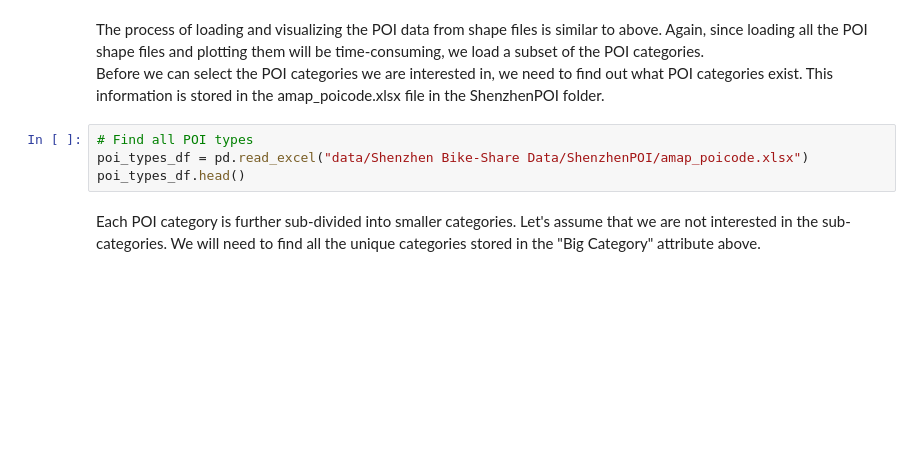
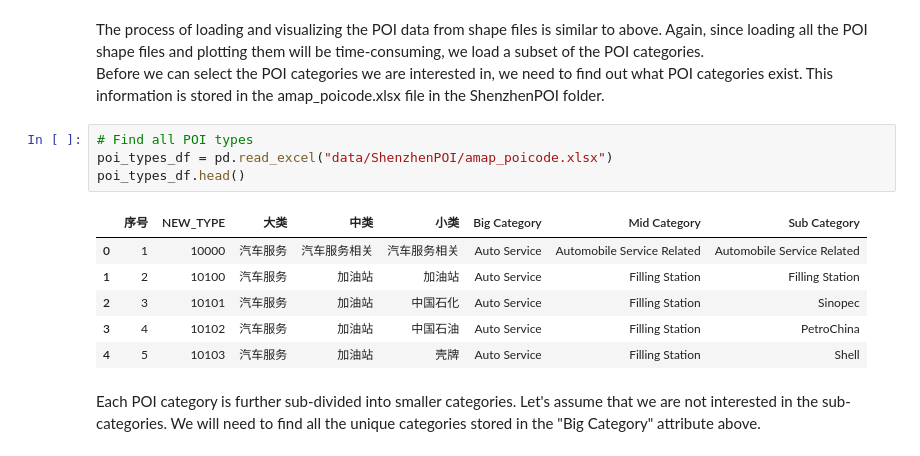
Before and after one commit to steve-salmond/mobility-demand, a Jupyter notebook: Predicting_Mobility_Demand_From_Urban_Features.ipynb, the cells around one changed output. Cells and saved outputs as stored; diff of their text form; blank space fills up the shorter version.

```diff
--- a/Predicting_Mobility_Demand_From_Urban_Features.ipynb
+++ b/Predicting_Mobility_Demand_From_Urban_Features.ipynb
@@ -296,8 +365,15 @@ The process of loading and visualizing the POI data from shape files is similar
 Before we can select the POI categories we are interested in, we need to find out what POI categories exist. This information is stored in the amap_poicode.xlsx file in the ShenzhenPOI folder.
 # %%
 # Find all POI types
-poi_types_df = pd.read_excel("data/Shenzhen Bike-Share Data/ShenzhenPOI/amap_poicode.xlsx")
+poi_types_df = pd.read_excel("data/ShenzhenPOI/amap_poicode.xlsx")
 poi_types_df.head()
+# %% [output]
+|  | 序号 | NEW_TYPE | 大类 | 中类 | 小类 | Big Category | Mid Category | Sub Category |
+| 0 | 1 | 10000 | 汽车服务 | 汽车服务相关 | 汽车服务相关 | Auto Service | Automobile Service Related | Automobile Service Related |
+| 1 | 2 | 10100 | 汽车服务 | 加油站 | 加油站 | Auto Service | Filling Station | Filling Station |
+| 2 | 3 | 10101 | 汽车服务 | 加油站 | 中国石化 | Auto Service | Filling Station | Sinopec |
+| 3 | 4 | 10102 | 汽车服务 | 加油站 | 中国石油 | Auto Service | Filling Station | PetroChina |
+| 4 | 5 | 10103 | 汽车服务 | 加油站 | 壳牌 | Auto Service | Filling Station | Shell |
 # %% [markdown]
 Each POI category is further sub-divided into smaller categories. Let's assume that we are not interested in the sub-categories. We will need to find all the unique categories stored in the "Big Category" attribute above.
 # %% [markdown]
```
Also changed, not shown: parts of 22 cells of this notebook.
